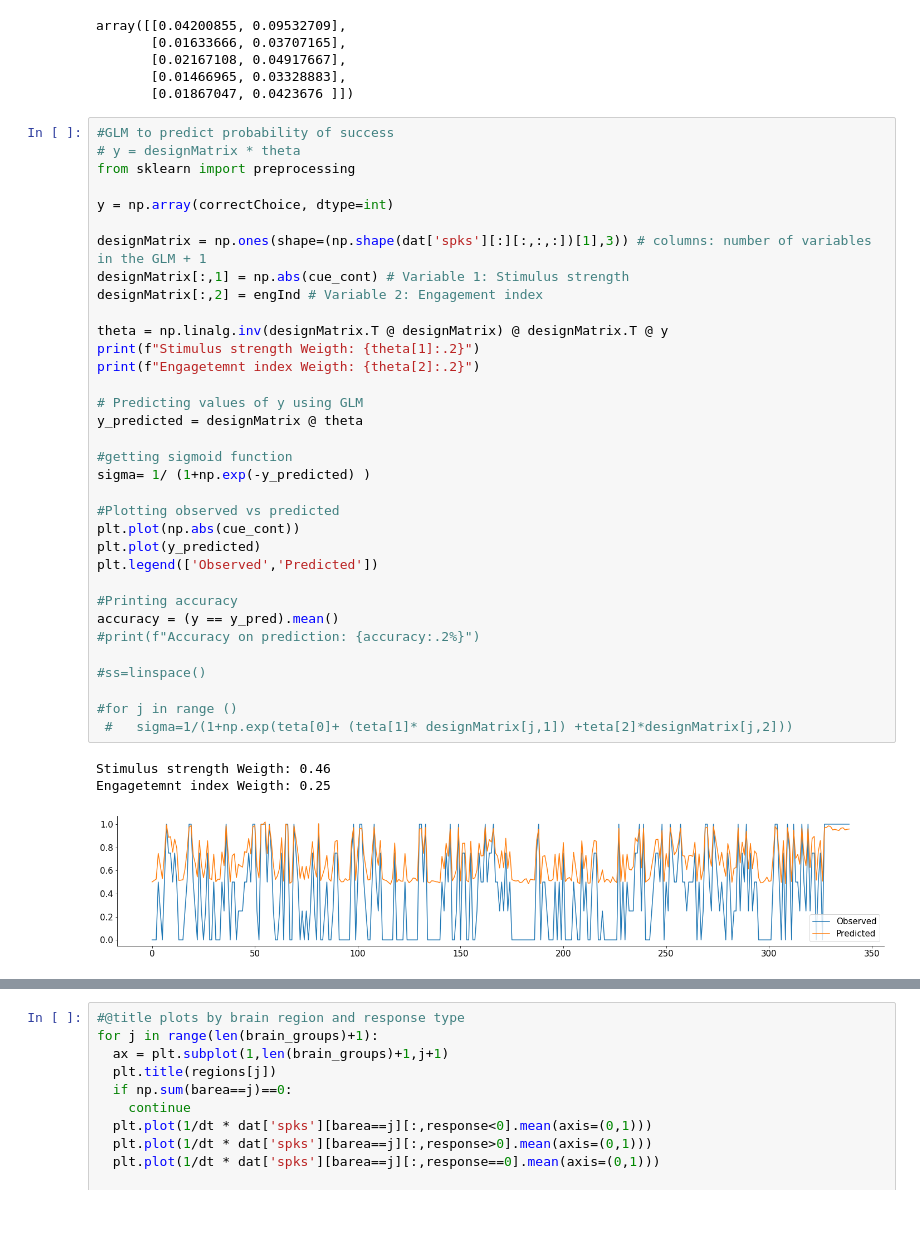
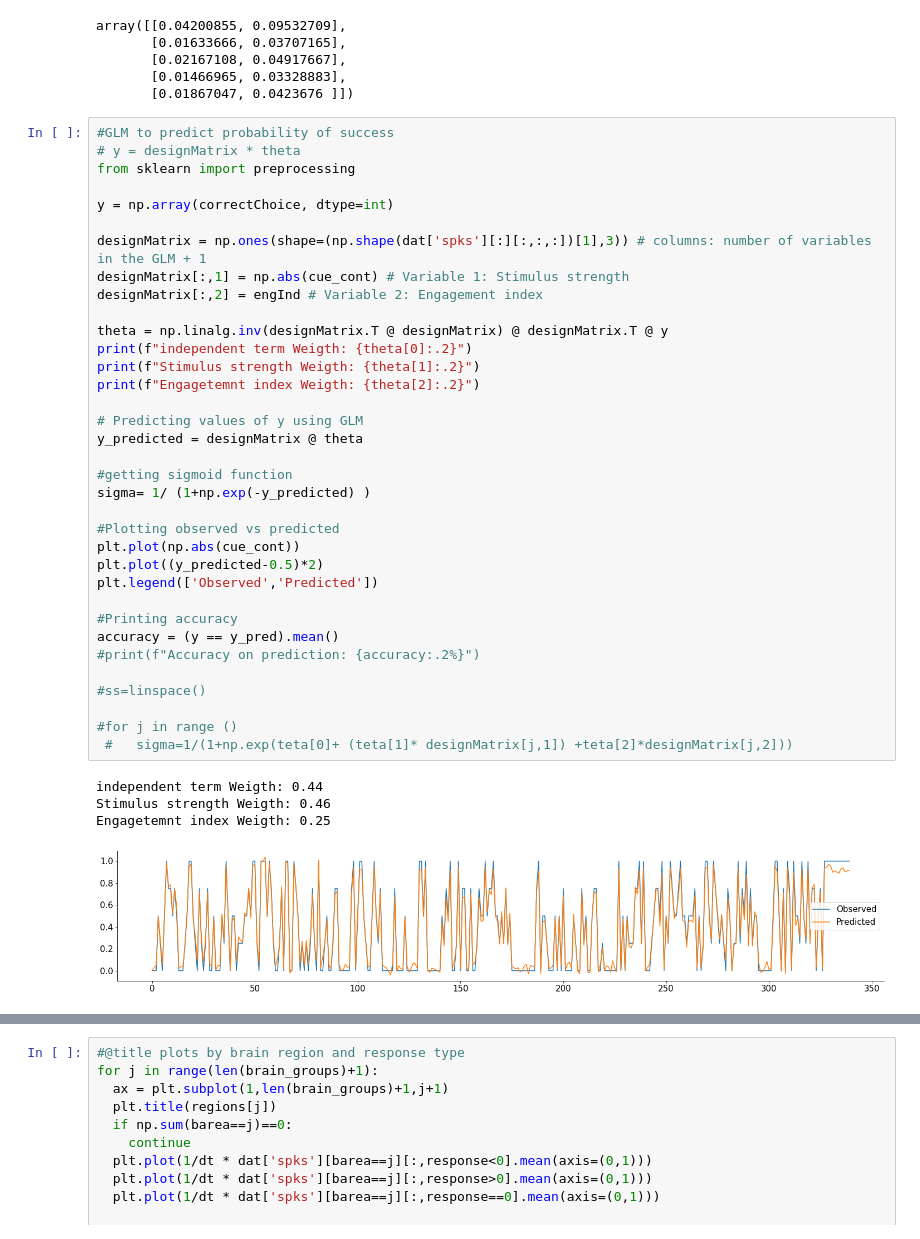
Before and after one commit to EmiliosIsaias/RattusDeus, a Jupyter notebook: Project_Notebook.ipynb, the cells around one changed output, grey strips where cells are left out. Cells and saved outputs as stored; diff of their text form.

```diff
--- a/Project_Notebook.ipynb
+++ b/Project_Notebook.ipynb
@@ -308,35 +308,37 @@ y = np.array(correctChoice, dtype=int)
 
 designMatrix = np.ones(shape=(np.shape(dat['spks'][:][:,:,:])[1],3)) # columns: number of variables in the GLM + 1
 designMatrix[:,1] = np.abs(cue_cont) # Variable 1: Stimulus strength
 designMatrix[:,2] = engInd # Variable 2: Engagement index
 
 theta = np.linalg.inv(designMatrix.T @ designMatrix) @ designMatrix.T @ y
+print(f"independent term Weigth: {theta[0]:.2}")
 print(f"Stimulus strength Weigth: {theta[1]:.2}")
 print(f"Engagetemnt index Weigth: {theta[2]:.2}")
 
 # Predicting values of y using GLM
 y_predicted = designMatrix @ theta
 
 #getting sigmoid function
 sigma= 1/ (1+np.exp(-y_predicted) )
 
 #Plotting observed vs predicted
 plt.plot(np.abs(cue_cont))
-plt.plot(y_predicted)
+plt.plot((y_predicted-0.5)*2)
 plt.legend(['Observed','Predicted'])
 
 #Printing accuracy
 accuracy = (y == y_pred).mean()
 #print(f"Accuracy on prediction: {accuracy:.2%}")
 
 #ss=linspace()
 
 #for j in range ()
  #   sigma=1/(1+np.exp(teta[0]+ (teta[1]* designMatrix[j,1]) +teta[2]*designMatrix[j,2]))
 # %% [output]
+independent term Weigth: 0.44
 Stimulus strength Weigth: 0.46
 Engagetemnt index Weigth: 0.25
-[figure, old version]
+[figure, new version]
 # %%
 #Logistic regression to predic probability of success
 from sklearn.linear_model import LogisticRegression
```
Also changed, not shown: parts of 3 cells of this notebook.
